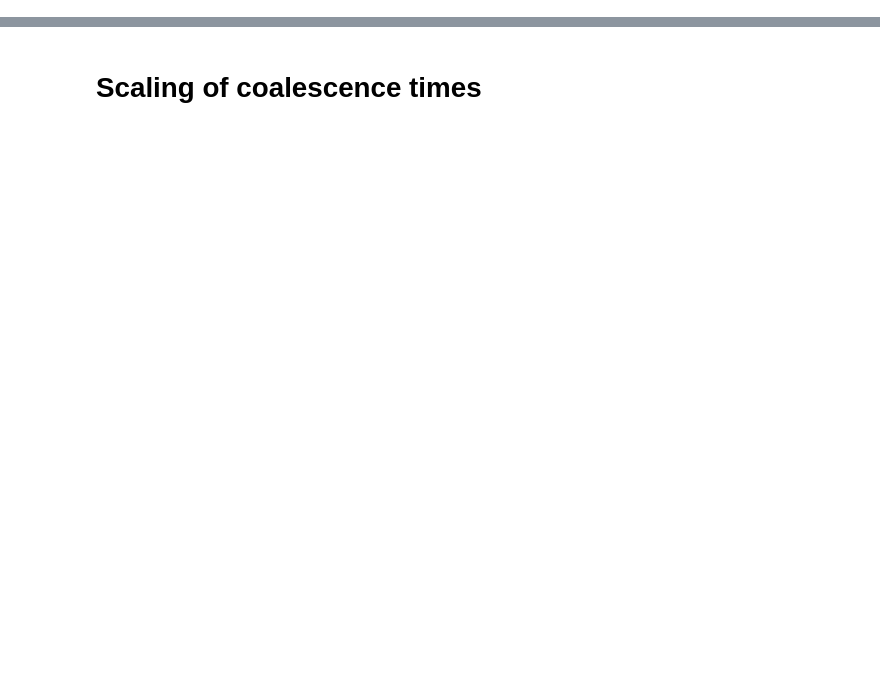
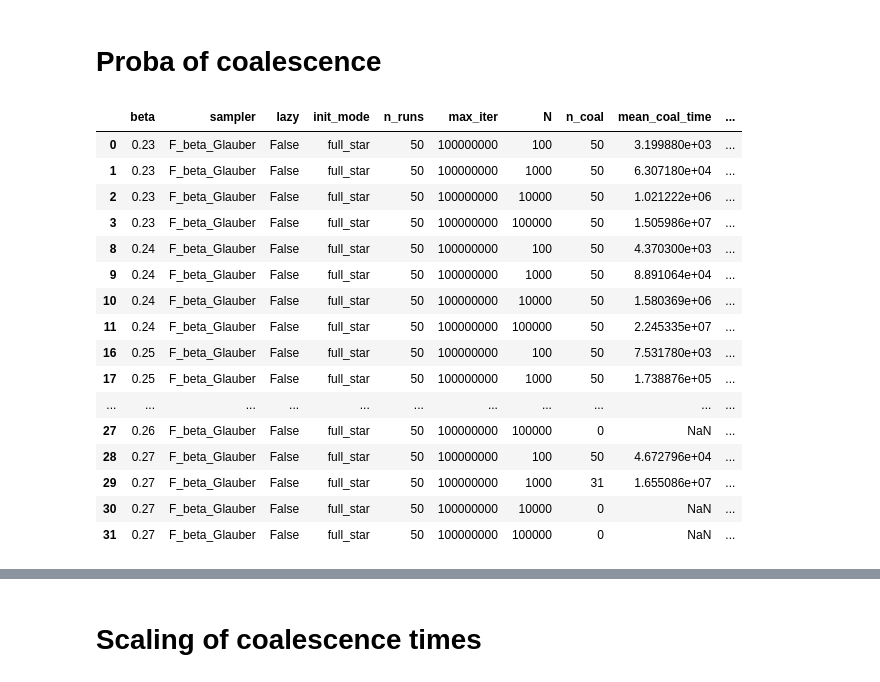
Before and after one commit to LouiseBudzynski/Bounding_Chain_Disordered_Ising_Models, a Jupyter notebook: notebooks/read_coal_time.ipynb, the cells around one changed output, grey strips where cells are left out. Cells and saved outputs as stored; diff of their text form; code cells hidden in the pictures; blank space fills up the shorter version.

```diff
--- a/notebooks/read_coal_time.ipynb
+++ b/notebooks/read_coal_time.ipynb
@@ -40,0 +41,29 @@ df
+# %% [markdown]
+# Proba of coalescence
+# %%
+max_iter_plot = 10**8
+N_plot = [10**2,10**3,10**4,10**5]
+mask = (
+    (df['N'].isin(N_plot)) &
+    (df['max_iter'] == max_iter_plot)
+)
+df_filtered = df[mask]
+df_filtered
+# %% [output]
+|  | beta | sampler | lazy | init_mode | n_runs | max_iter | N | n_coal | mean_coal_time | ... |
+| 0 | 0.23 | F_beta_Glauber | False | full_star | 50 | 100000000 | 100 | 50 | 3.199880e+03 | ... |
+| 1 | 0.23 | F_beta_Glauber | False | full_star | 50 | 100000000 | 1000 | 50 | 6.307180e+04 | ... |
+| 2 | 0.23 | F_beta_Glauber | False | full_star | 50 | 100000000 | 10000 | 50 | 1.021222e+06 | ... |
+| 3 | 0.23 | F_beta_Glauber | False | full_star | 50 | 100000000 | 100000 | 50 | 1.505986e+07 | ... |
+| 8 | 0.24 | F_beta_Glauber | False | full_star | 50 | 100000000 | 100 | 50 | 4.370300e+03 | ... |
+| 9 | 0.24 | F_beta_Glauber | False | full_star | 50 | 100000000 | 1000 | 50 | 8.891064e+04 | ... |
+| 10 | 0.24 | F_beta_Glauber | False | full_star | 50 | 100000000 | 10000 | 50 | 1.580369e+06 | ... |
+| 11 | 0.24 | F_beta_Glauber | False | full_star | 50 | 100000000 | 100000 | 50 | 2.245335e+07 | ... |
+| 16 | 0.25 | F_beta_Glauber | False | full_star | 50 | 100000000 | 100 | 50 | 7.531780e+03 | ... |
+| 17 | 0.25 | F_beta_Glauber | False | full_star | 50 | 100000000 | 1000 | 50 | 1.738876e+05 | ... |
+| ... | ... | ... | ... | ... | ... | ... | ... | ... | ... | ... |
+| 27 | 0.26 | F_beta_Glauber | False | full_star | 50 | 100000000 | 100000 | 0 | NaN | ... |
+| 28 | 0.27 | F_beta_Glauber | False | full_star | 50 | 100000000 | 100 | 50 | 4.672796e+04 | ... |
+| 29 | 0.27 | F_beta_Glauber | False | full_star | 50 | 100000000 | 1000 | 31 | 1.655086e+07 | ... |
+| 30 | 0.27 | F_beta_Glauber | False | full_star | 50 | 100000000 | 10000 | 0 | NaN | ... |
+| 31 | 0.27 | F_beta_Glauber | False | full_star | 50 | 100000000 | 100000 | 0 | NaN | ... |
```
Also changed, not shown: parts of 10 cells of this notebook, 14 other files.
